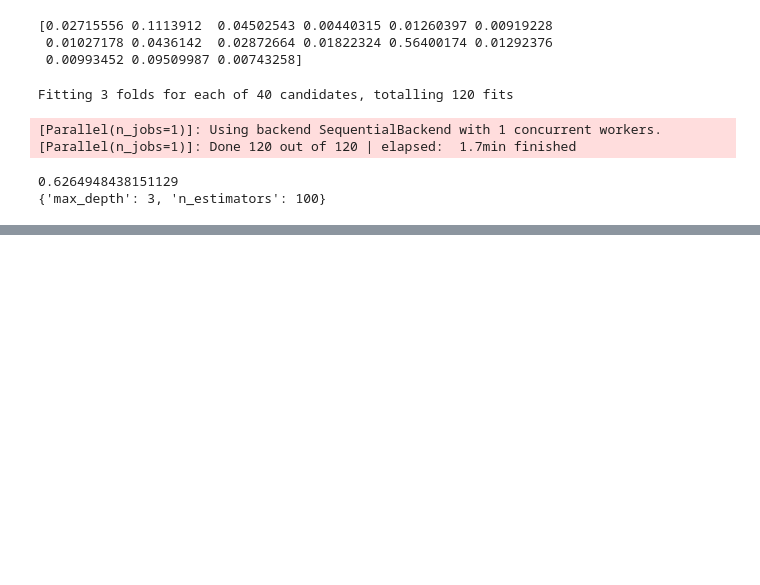
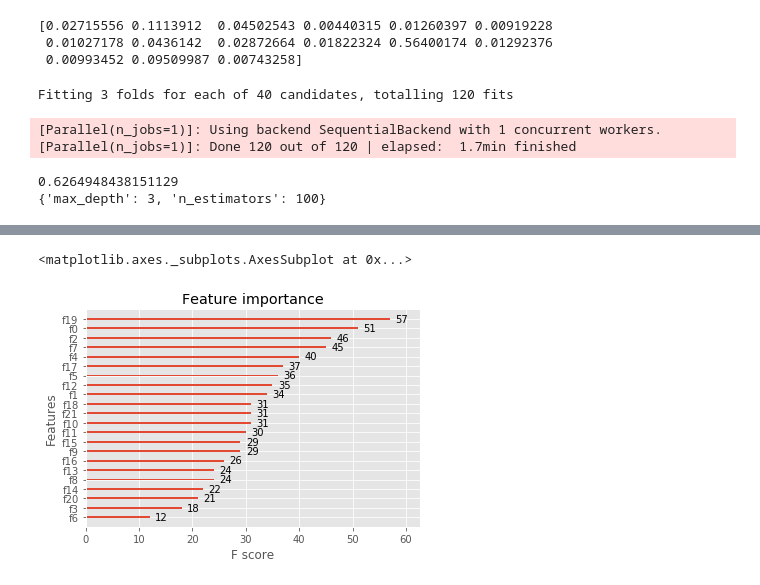
Before and after one commit to bobwei860513/CapstoneProject, a Jupyter notebook: CapstoneProject.ipynb, the cells around one changed output, grey strips where cells are left out. Cells and saved outputs as stored; diff of their text form; code cells hidden in the pictures; blank space fills up the shorter version.

```diff
--- a/CapstoneProject.ipynb
+++ b/CapstoneProject.ipynb
@@ -340,0 +336,5 @@ R2-score: 0.54
+# %%
+plot_importance(best_model)
+# %% [output]
+<matplotlib.axes._subplots.AxesSubplot at 0x...>
+[figure, added]
```
Also changed, not shown: parts of 8 cells of this notebook, 1 other file.
